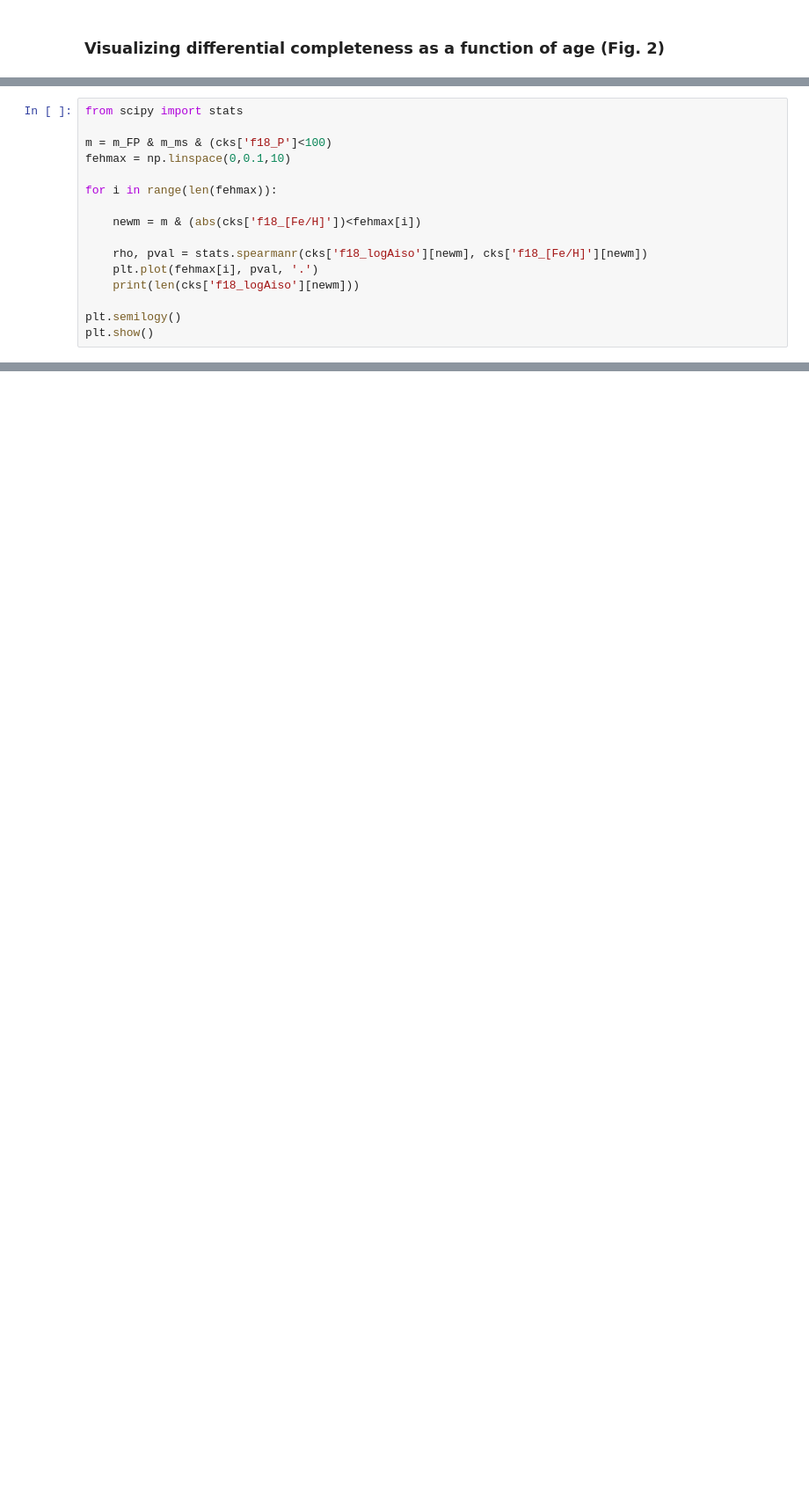
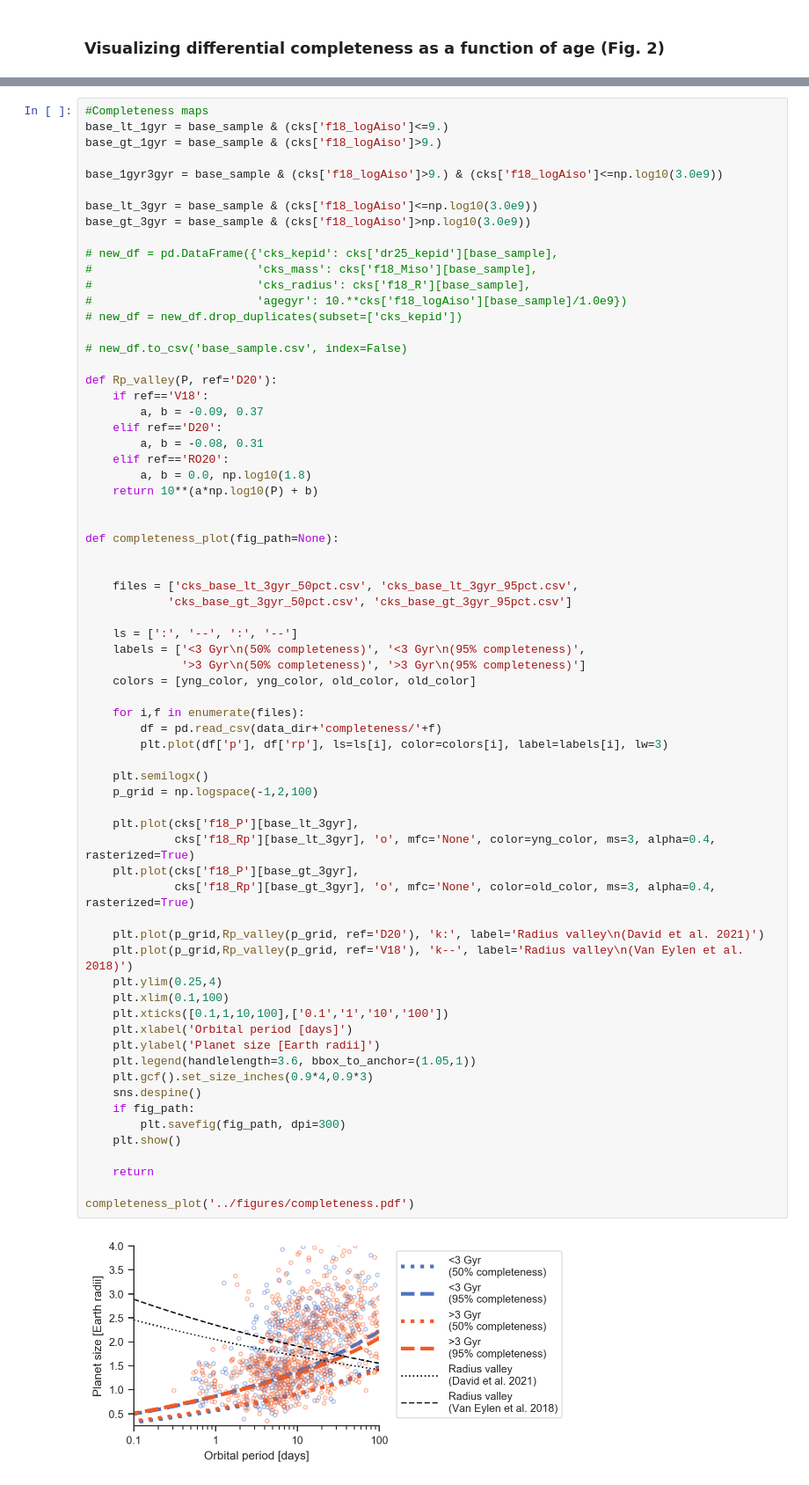
Before and after one commit to angelis21/Kepler-Exoplanet-Evolution, a Jupyter notebook: Kepler Exoplanet Evolution/notebooks/se_sn_ratio.ipynb, the cells around one changed output, grey strips where cells are left out. Shown at 88% size. Saved outputs shown, nothing was run; the diff lists cells and outputs as text; blank space fills up the shorter version.

```diff
--- a/Kepler Exoplanet Evolution/notebooks/se_sn_ratio.ipynb
+++ b/Kepler Exoplanet Evolution/notebooks/se_sn_ratio.ipynb
@@ -1947,16 +540,0 @@ print(np.diff(age_bin_centers))
-# %%
-from scipy import stats
-
-m = m_FP & m_ms & (cks['f18_P']<100)
-fehmax = np.linspace(0,0.1,10)
-
-for i in range(len(fehmax)):
-
-    newm = m & (abs(cks['f18_[Fe/H]'])<fehmax[i])
-
-    rho, pval = stats.spearmanr(cks['f18_logAiso'][newm], cks['f18_[Fe/H]'][newm])
-    plt.plot(fehmax[i], pval, '.')
-    print(len(cks['f18_logAiso'][newm]))
-
-plt.semilogy()
-plt.show()
@@ -2162,0 +541,70 @@ m = m_FP & m_ms &\
+# %%
+#Completeness maps
+base_lt_1gyr = base_sample & (cks['f18_logAiso']<=9.)
+base_gt_1gyr = base_sample & (cks['f18_logAiso']>9.)
+
+base_1gyr3gyr = base_sample & (cks['f18_logAiso']>9.) & (cks['f18_logAiso']<=np.log10(3.0e9))
+
+base_lt_3gyr = base_sample & (cks['f18_logAiso']<=np.log10(3.0e9))
+base_gt_3gyr = base_sample & (cks['f18_logAiso']>np.log10(3.0e9))
+
+# new_df = pd.DataFrame({'cks_kepid': cks['dr25_kepid'][base_sample],
+#                        'cks_mass': cks['f18_Miso'][base_sample],
+#                        'cks_radius': cks['f18_R'][base_sample],
+#                        'agegyr': 10.**cks['f18_logAiso'][base_sample]/1.0e9})
+# new_df = new_df.drop_duplicates(subset=['cks_kepid'])
+
+# new_df.to_csv('base_sample.csv', index=False)
+
+def Rp_valley(P, ref='D20'):
+    if ref=='V18':
+        a, b = -0.09, 0.37
+    elif ref=='D20':
+        a, b = -0.08, 0.31
+    elif ref=='RO20':
+        a, b = 0.0, np.log10(1.8)
+    return 10**(a*np.log10(P) + b)
+
+
+def completeness_plot(fig_path=None):
+
+
+    files = ['cks_base_lt_3gyr_50pct.csv', 'cks_base_lt_3gyr_95pct.csv',
+            'cks_base_gt_3gyr_50pct.csv', 'cks_base_gt_3gyr_95pct.csv']
+
+    ls = [':', '--', ':', '--']
+    labels = ['<3 Gyr\n(50% completeness)', '<3 Gyr\n(95% completeness)',
+              '>3 Gyr\n(50% completeness)', '>3 Gyr\n(95% completeness)']
+    colors = [yng_color, yng_color, old_color, old_color]
+
+    for i,f in enumerate(files):
+        df = pd.read_csv(data_dir+'completeness/'+f)
+        plt.plot(df['p'], df['rp'], ls=ls[i], color=colors[i], label=labels[i], lw=3)
+
+    plt.semilogx()
+    p_grid = np.logspace(-1,2,100)
+
+    plt.plot(cks['f18_P'][base_lt_3gyr],
+             cks['f18_Rp'][base_lt_3gyr], 'o', mfc='None', color=yng_color, ms=3, alpha=0.4, rasterized=True)
+    plt.plot(cks['f18_P'][base_gt_3gyr],
+             cks['f18_Rp'][base_gt_3gyr], 'o', mfc='None', color=old_color, ms=3, alpha=0.4, rasterized=True)
+
+    plt.plot(p_grid,Rp_valley(p_grid, ref='D20'), 'k:', label='Radius valley\n(David et al. 2021)')
+    plt.plot(p_grid,Rp_valley(p_grid, ref='V18'), 'k--', label='Radius valley\n(Van Eylen et al. 2018)')
+    plt.ylim(0.25,4)
+    plt.xlim(0.1,100)
+    plt.xticks([0.1,1,10,100],['0.1','1','10','100'])
+    plt.xlabel('Orbital period [days]')
+    plt.ylabel('Planet size [Earth radii]')
+    plt.legend(handlelength=3.6, bbox_to_anchor=(1.05,1))
+    plt.gcf().set_size_inches(0.9*4,0.9*3)
+    sns.despine()
+    if fig_path:
+        plt.savefig(fig_path, dpi=300)
+    plt.show()
+
+    return
+
+completeness_plot('../figures/completeness.pdf')
+# %% [output]
+[figure, added]
```
Also changed, not shown: parts of 64 cells of this notebook, 6 other files.
